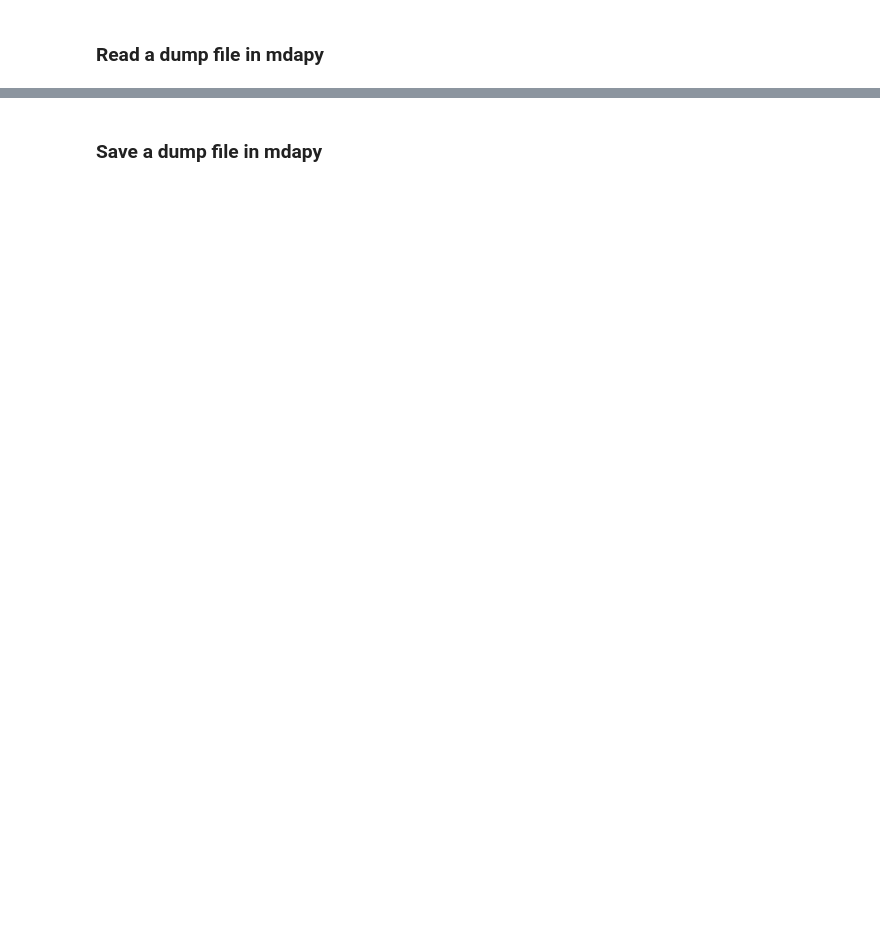
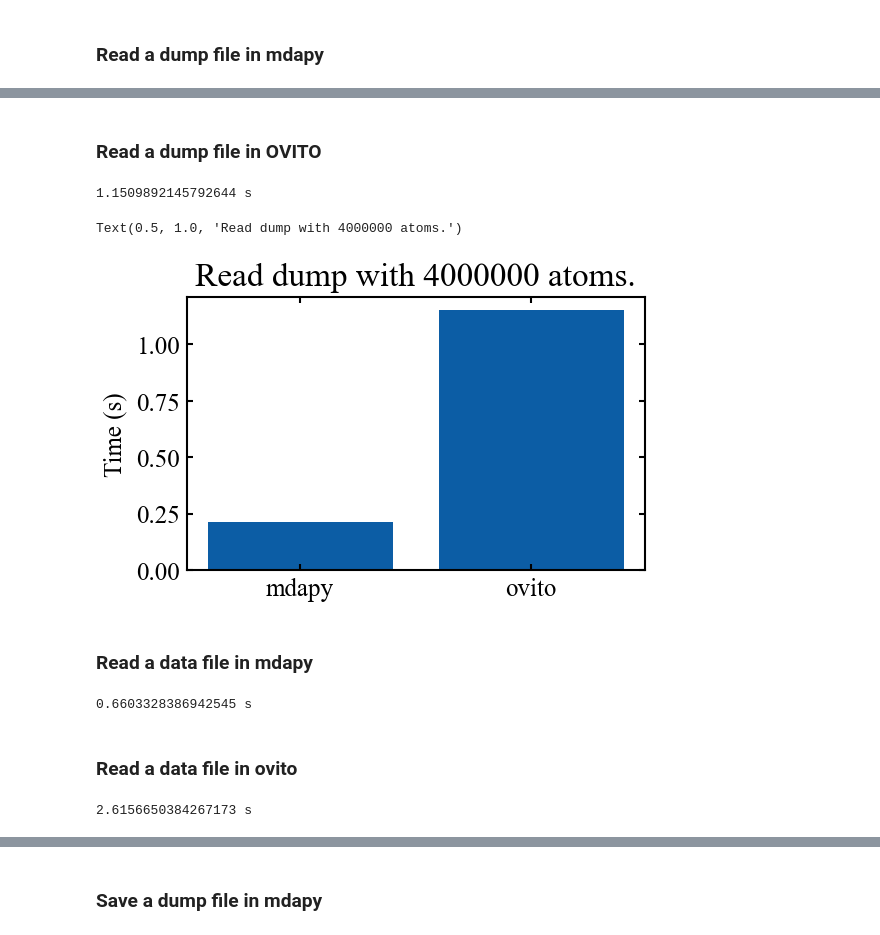
Before and after one commit to mushroomfire/mdapy, a Jupyter notebook: doc/source/gettingstarted/reading_and_saving_file.ipynb, the cells around one changed output, grey strips where cells are left out. Drawn from its saved outputs; the diff is of its cells as text; code cells hidden in the pictures; blank space fills up the shorter version.

```diff
--- a/doc/source/gettingstarted/reading_and_saving_file.ipynb
+++ b/doc/source/gettingstarted/reading_and_saving_file.ipynb
@@ -52,6 +42,10 @@ Wall time: 14.2 s
 # %% [markdown]
 ### Read a dump file in mdapy
 # %%
-%%time
-system = mp.System('mdapy.dump')
+start = time()
+for _ in range(3):
+    _ = mp.System('mdapy.dump')
+end = time()
+mdapy_time = (end - start)/3
+print(mdapy_time, 's')
 # %% [output]
@@ -59,0 +53,11 @@ Wall time: 1.4 s
+# %% [markdown]
+### Read a dump file in OVITO
+# %%
+start = time()
+for _ in range(3):
+    _ = ovito.io.import_file('mdapy.dump')
+end = time()
+ovito_time = (end - start)/3
+print(ovito_time, 's')
+# %% [output]
+1.1509892145792644 s
@@ -59,0 +66,31 @@ Wall time: 1.4 s
+# %%
+fig = plt.figure(figsize=(mp.cm2inch(10), mp.cm2inch(6)), dpi=150)
+plt.bar([0, 1], [mdapy_time, ovito_time])
+plt.xticks([0, 1], ['mdapy', 'ovito'])
+plt.ylabel('Time (s)')
+plt.title(f'Read dump with {N} atoms.')
+# %% [output]
+Text(0.5, 1.0, 'Read dump with 4000000 atoms.')
+[figure, added]
+# %% [markdown]
+### Read a data file in mdapy
+# %%
+start = time()
+for _ in range(3):
+    _ = mp.System('mdapy.data')
+end = time()
+mdapy_time = (end - start)/3
+print(mdapy_time, 's')
+# %% [output]
+0.6603328386942545 s
+# %% [markdown]
+### Read a data file in ovito
+# %%
+start = time()
+for _ in range(3):
+    _ = ovito.io.import_file('mdapy.data')
+end = time()
+ovito_time = (end - start)/3
+print(ovito_time, 's')
+# %% [output]
+2.6156650384267173 s
```
Also changed, not shown: parts of 35 cells of this notebook, 4 other files.
